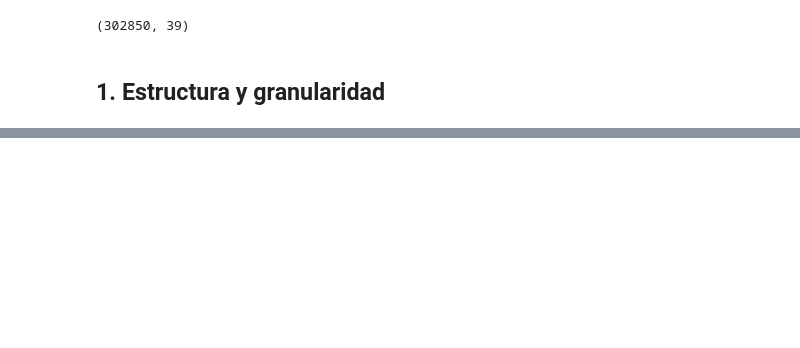
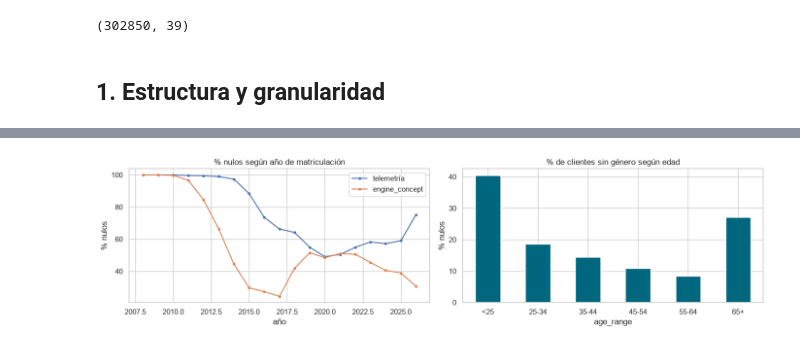
Before and after one commit to albaalibaii/Mercedes-Benz, a Jupyter notebook: Reto1_EDA.ipynb, the cells around one changed output, grey strips where cells are left out. Cells and saved outputs as stored; diff of their text form; code cells hidden in the pictures; blank space fills up the shorter version.

```diff
--- a/Reto1_EDA.ipynb
+++ b/Reto1_EDA.ipynb
@@ -479,0 +319,13 @@ dtype: float64
+# %%
+fig, axes = plt.subplots(1, 2, figsize=(14, 3.8))
+(df.groupby("anio_matriculacion")[["speed_average", "engine_concept"]].apply(lambda g: g.isna().mean() * 100)
+   .loc[2008:].rename(columns={"speed_average": "telemetría", "engine_concept": "engine_concept"})
+   .plot(ax=axes[0], marker="o", ms=3, title="% nulos según año de matriculación", ylabel="% nulos", xlabel="año"))
+clientes = df.drop_duplicates("client_id")
+orden_edad = ["<25", "25-34", "35-44", "45-54", "55-64", "65+"]
+(clientes.groupby("age_range")["gender_derived"].apply(lambda s: s.isna().mean() * 100).reindex(orden_edad)
+   .plot.bar(ax=axes[1], color=AZUL, rot=0, title="% de clientes sin género según edad", ylabel="% nulos"))
+plt.tight_layout()
+plt.show()
+# %% [output]
+[figure, added]
```
Also changed, not shown: parts of 82 cells of this notebook, 3 other files.
